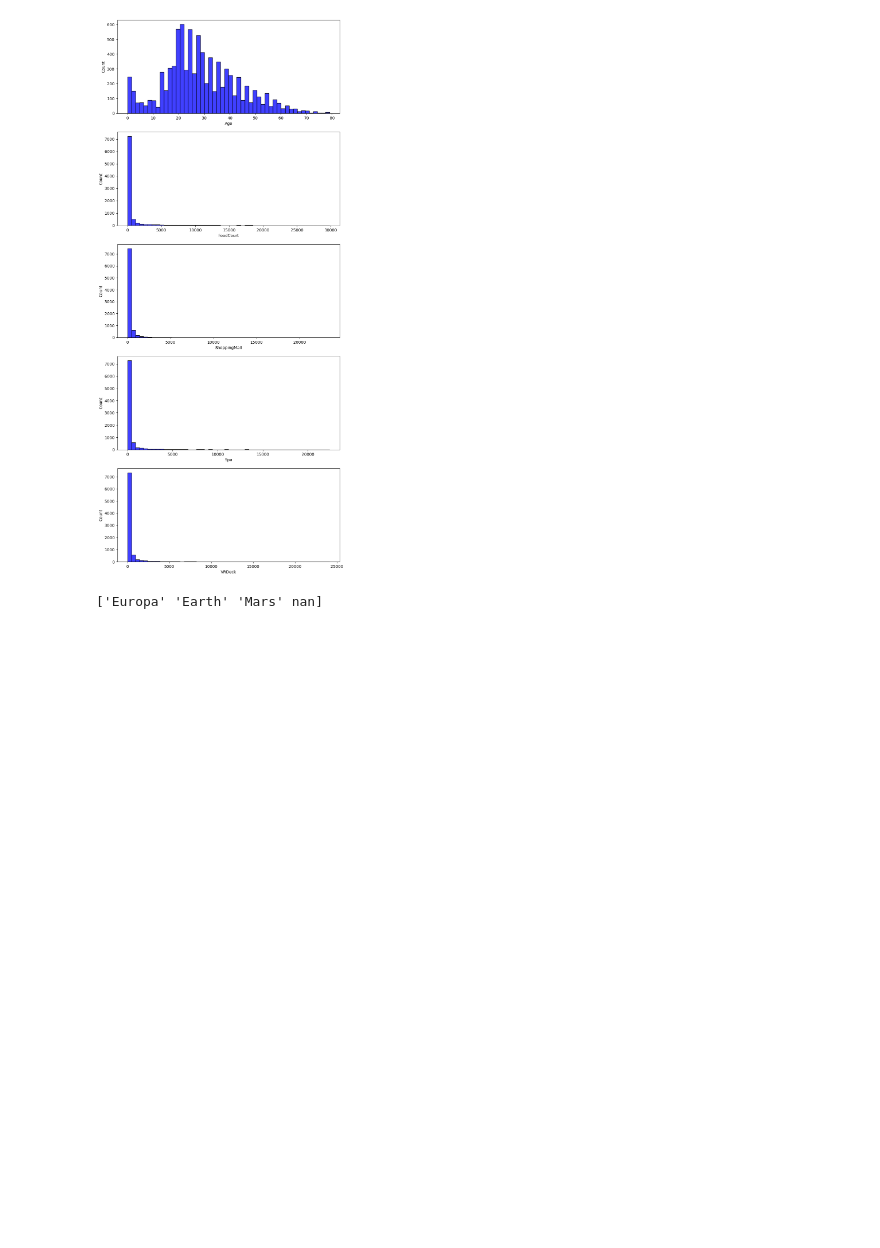
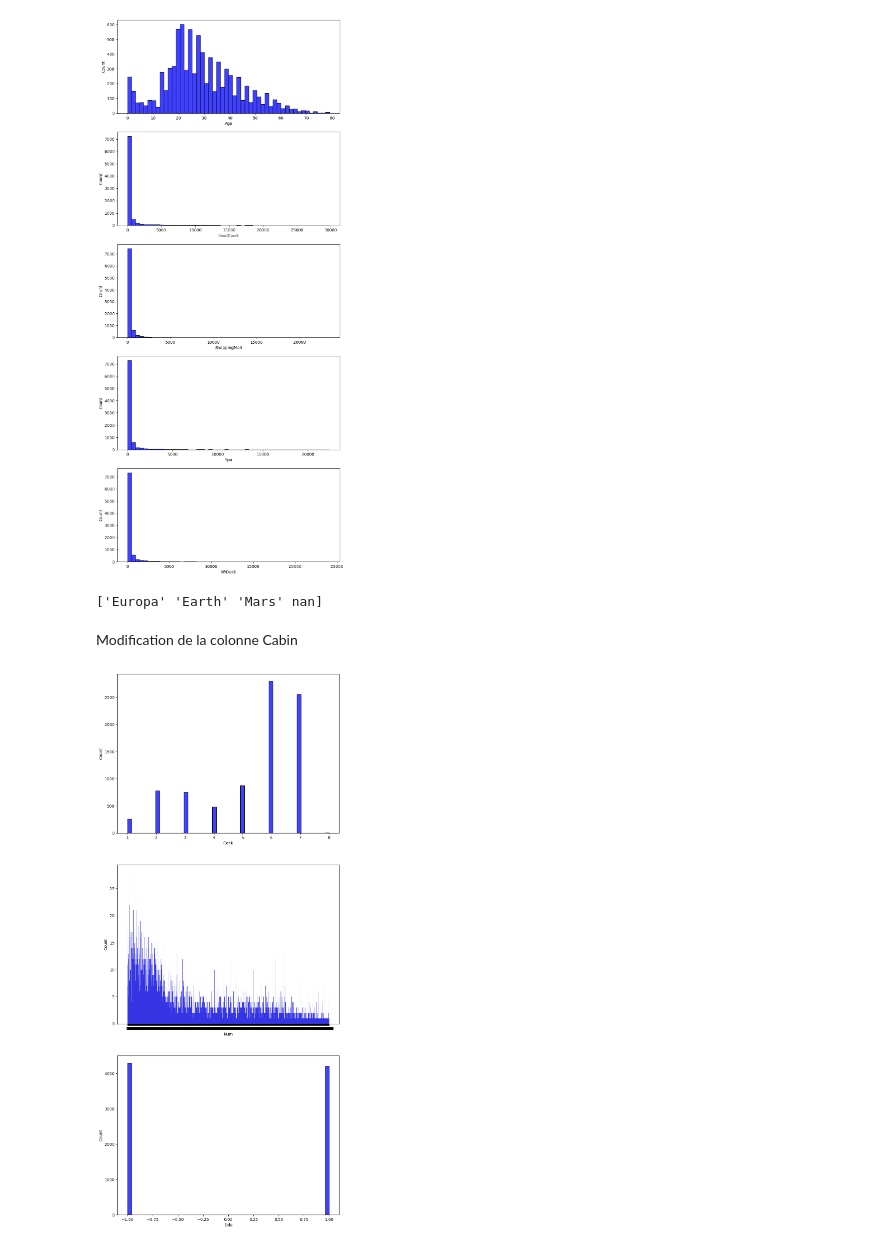
Before and after one commit to ColinAlAskA/Projet_ENSIIE_Apprentissage_Automatique, a Jupyter notebook: projet.ipynb, the cells around one changed output. Saved outputs shown, nothing was run; the diff lists cells and outputs as text; code cells hidden in the pictures; blank space fills up the shorter version.

Commit message:
Update projet.ipynb
gestion de la colonne Cabin

```diff
--- a/projet.ipynb
+++ b/projet.ipynb
@@ -66,3 +66,23 @@ valeurs_uniques = dataset_df['HomePlanet'].unique()
 print(valeurs_uniques)
 # %% [output]
 ['Europa' 'Earth' 'Mars' nan]
+# %% [markdown]
+Modification de la colonne Cabin
+# %%
+dataset_df[['Deck', 'Num', 'Side']] = dataset_df['Cabin'].str.split('/', expand=True)
+
+#traitement de la colone Side
+side_mapping={"P":1,"S":-1}
+dataset_df['Side'] = dataset_df['Side'].map(side_mapping)
+
+#traitement de la colone Deck
+deck_mapping={"A":1,"B":2,"C":3,"D":4,"E":5,"F":6,"G":7,"T":8}
+dataset_df['Deck'] = dataset_df['Deck'].map(deck_mapping)
+# %%
+fig, ax = plt.subplots(3,1,  figsize=(10, 10))
+plt.subplots_adjust(top = 2)
+sns.histplot(dataset_df['Deck'], color='b', bins=50, ax=ax[0]);
+sns.histplot(dataset_df['Num'], color='b', bins=50, ax=ax[1]);
+sns.histplot(dataset_df['Side'], color='b', bins=50, ax=ax[2]);
+# %% [output]
+[figure, added]
```
Also changed, not shown: parts of 6 cells of this notebook.
